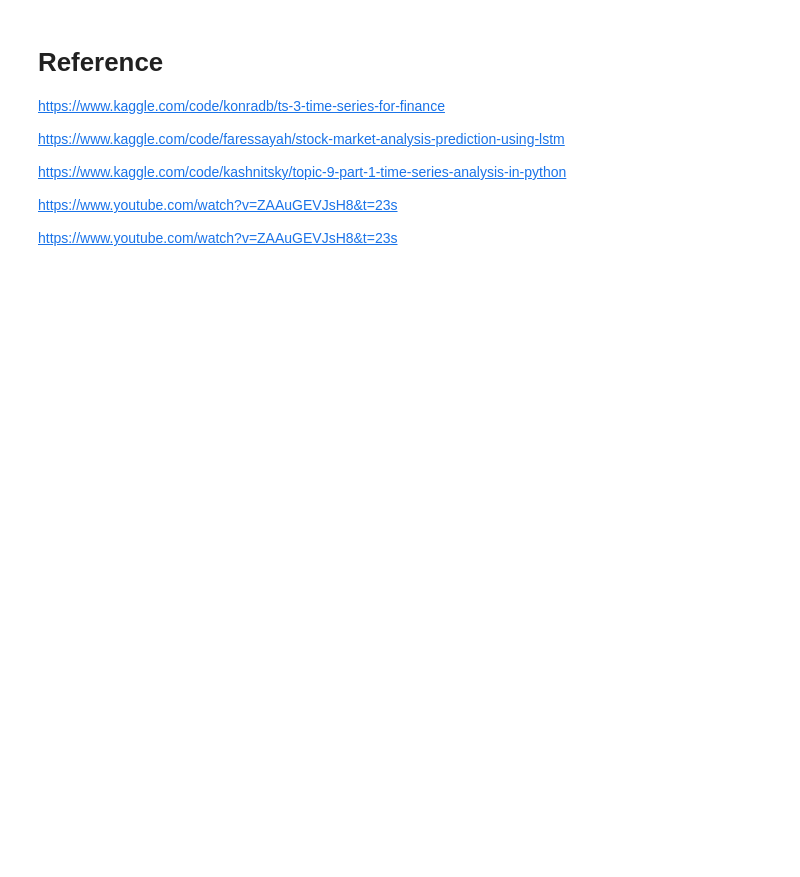
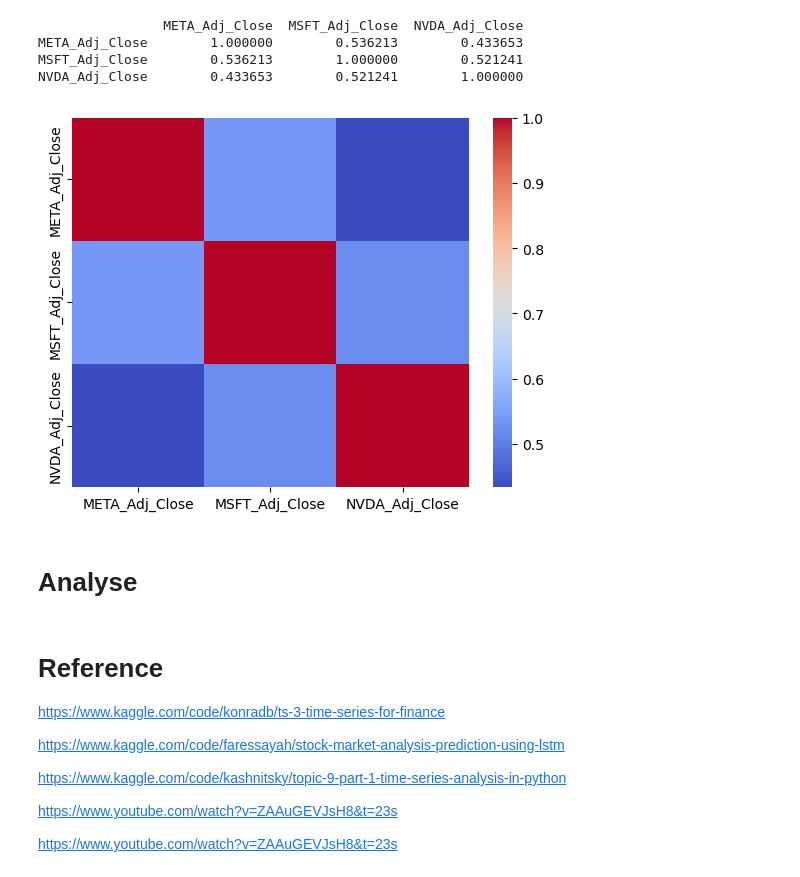
Before and after one commit to qkhanh711/CodingforAI, a Jupyter notebook: LastTerm/data_analyzing/read_data.ipynb, the cells around one changed output. Drawn from its saved outputs; the diff is of its cells as text; code cells hidden in the pictures; blank space fills up the shorter version.

```diff
--- a/LastTerm/data_analyzing/read_data.ipynb
+++ b/LastTerm/data_analyzing/read_data.ipynb
@@ -108,3 +121,17 @@ Analysing META data
+# %%
+corr_data = combined.pct_change()
+corr = corr_data.corr(method='pearson')
+print(corr)
+sns.heatmap(corr, cmap='coolwarm')
+plt.show()
+# %% [output]
+                META_Adj_Close  MSFT_Adj_Close  NVDA_Adj_Close
+META_Adj_Close        1.000000        0.536213        0.433653
+MSFT_Adj_Close        0.536213        1.000000        0.521241
+NVDA_Adj_Close        0.433653        0.521241        1.000000
+[figure, added]
+# %% [markdown]
+# Analyse
 # %% [markdown]
 # Reference
 
```
Also changed, not shown: parts of 5 cells of this notebook, 2 other files.
